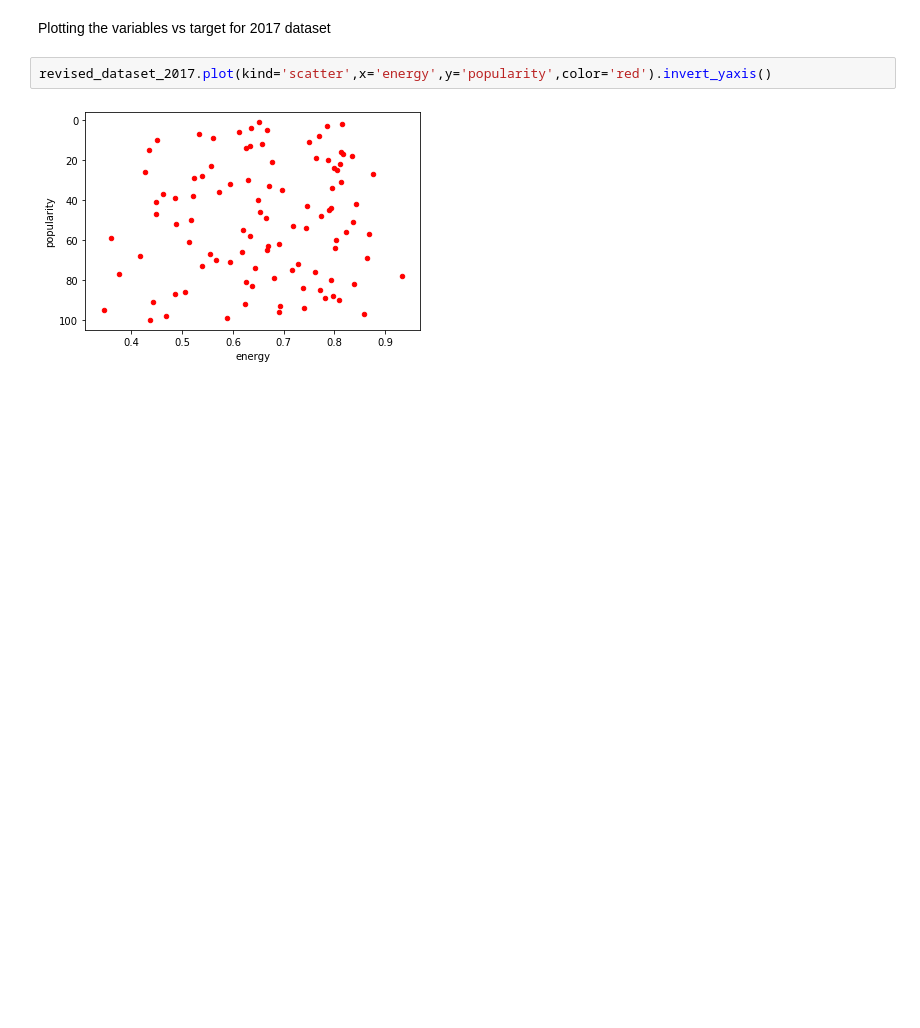
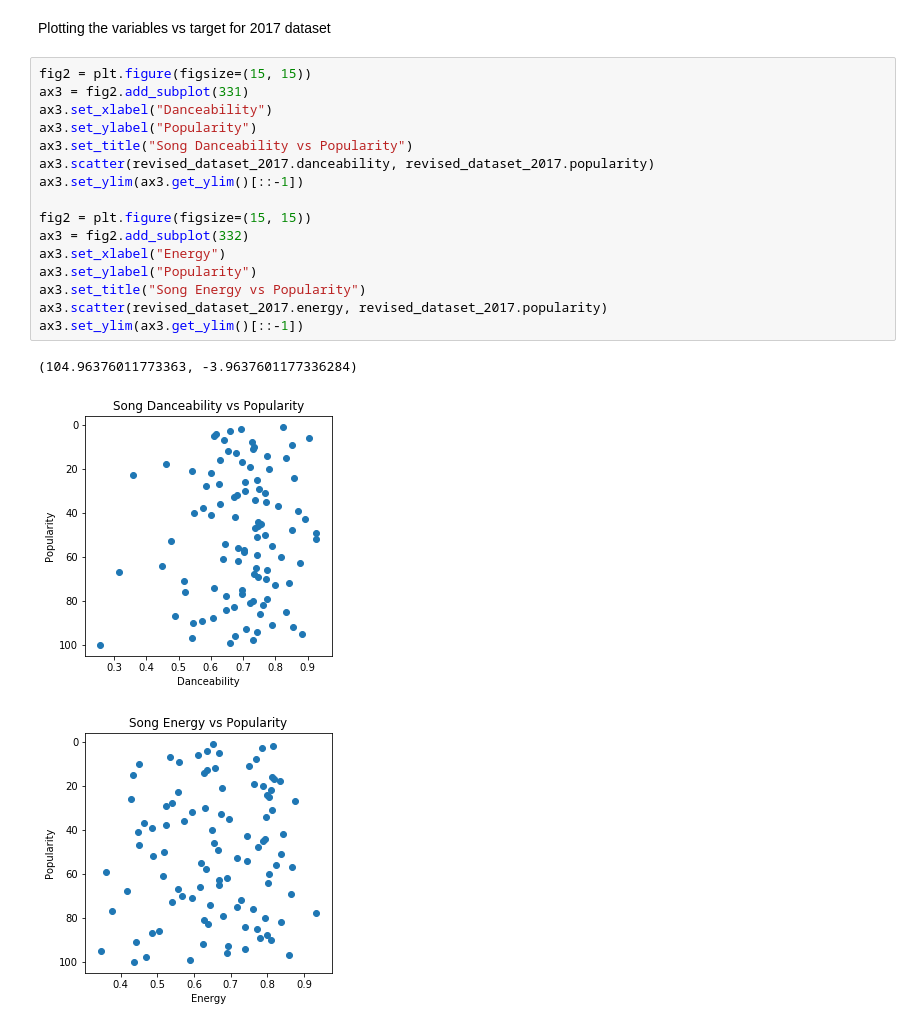
Before and after one commit to Turgerel/CSCI-4930-, a Jupyter notebook: EDA.ipynb, the cells around one changed output. Drawn from its saved outputs; the diff is of its cells as text; blank space fills up the shorter version.

```diff
--- a/EDA.ipynb
+++ b/EDA.ipynb
@@ -59,7 +59,23 @@ revised_dataset_2017 = addTargetCol(target_dataset_2017, dataset_2017)
 revised_dataset_2018 = addTargetCol(target_dataset_2017, dataset_2018)
 # %% [markdown]
 Plotting the variables vs target for 2017 dataset
-# %%
-revised_dataset_2017.plot(kind='scatter',x='energy',y='popularity',color='red').invert_yaxis()
-# %% [output]
-[figure, removed]
+# %%
+fig2 = plt.figure(figsize=(15, 15))
+ax3 = fig2.add_subplot(331)
+ax3.set_xlabel("Danceability")
+ax3.set_ylabel("Popularity")
+ax3.set_title("Song Danceability vs Popularity")
+ax3.scatter(revised_dataset_2017.danceability, revised_dataset_2017.popularity)
+ax3.set_ylim(ax3.get_ylim()[::-1])
+
+fig2 = plt.figure(figsize=(15, 15))
+ax3 = fig2.add_subplot(332)
+ax3.set_xlabel("Energy")
+ax3.set_ylabel("Popularity")
+ax3.set_title("Song Energy vs Popularity")
+ax3.scatter(revised_dataset_2017.energy, revised_dataset_2017.popularity)
+ax3.set_ylim(ax3.get_ylim()[::-1])
+# %% [output]
+(104.96376011773363, -3.9637601177336284)
+[figure, added]
+[figure, added]
```
